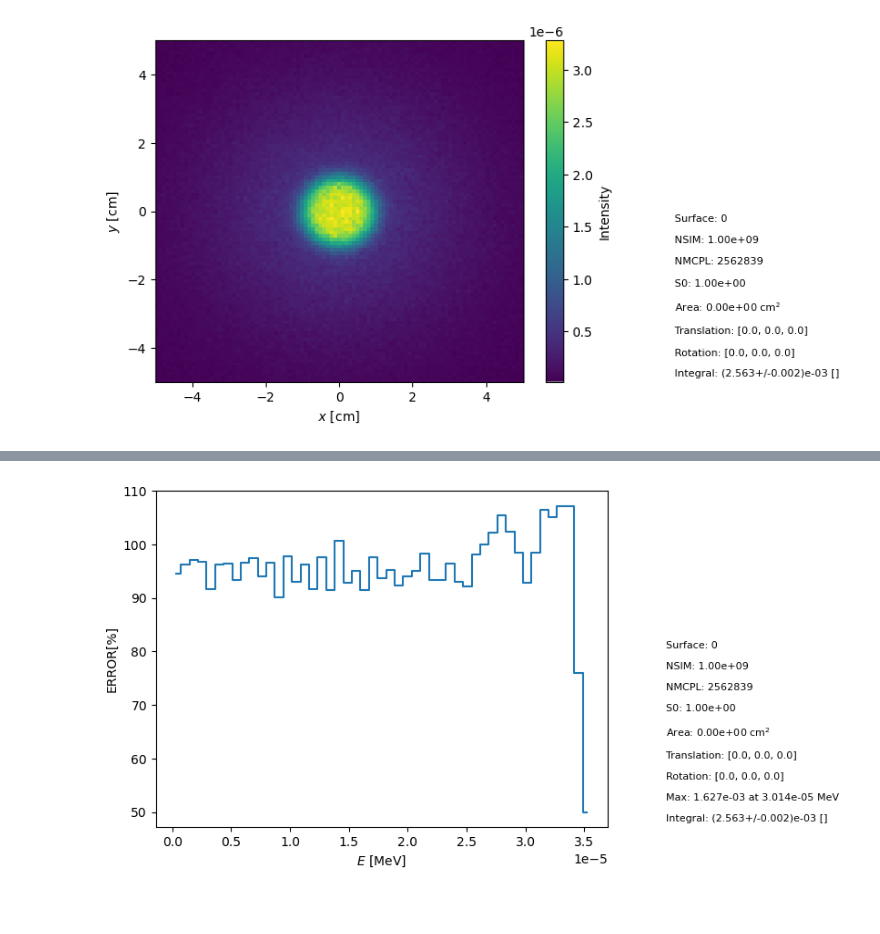
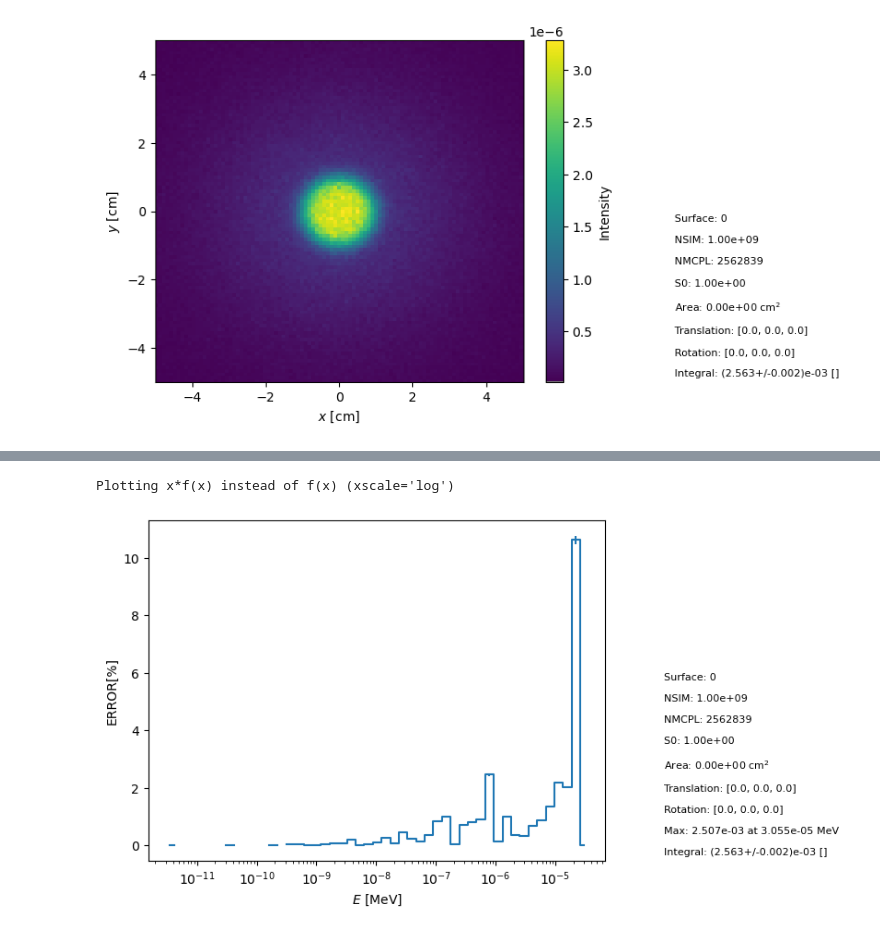
Before and after one commit to PI-AGUS/PRUEBA, a Jupyter notebook: BOX/BOX_RESULTADOS.ipynb, the cells around one changed output, grey strips where cells are left out. Drawn from its saved outputs; the diff is of its cells as text; code cells hidden in the pictures; blank space fills up the shorter version.

```diff
--- a/BOX/BOX_RESULTADOS.ipynb
+++ b/BOX/BOX_RESULTADOS.ipynb
@@ -80,8 +82,9 @@ dist_res = Plano_resampled_1.get_distribution(vars=['E'],bins = bins, scales=['l
 Name: mean, dtype: float64
 # %%
-Plano_1.plot_distribution(vars=['E'],bins=[50], scales=['linear','linear'], norm_vars=[], info=True, plot_difference=True, Difference_to=Plano_resampled_1)
+Plano_1.plot_distribution(vars=['E'],bins=[50], scales=['log','linear'], norm_vars=[], info=True, plot_difference=True, Difference_to=Plano_resampled_1)
 # %% [output]
+Plotting x*f(x) instead of f(x) (xscale='log')
-[figure, old version]
+[figure, new version]
 # %%
 Plano_resampled_1.plot_distribution(vars=['mu'],bins=[50], scales=['linear','linear'], norm_vars=[])
 Plano_1.plot_distribution(vars=['mu'],bins=[50], scales=['linear','linear'], norm_vars=[])
```
Also changed, not shown: parts of 8 cells of this notebook, 4 other files.
